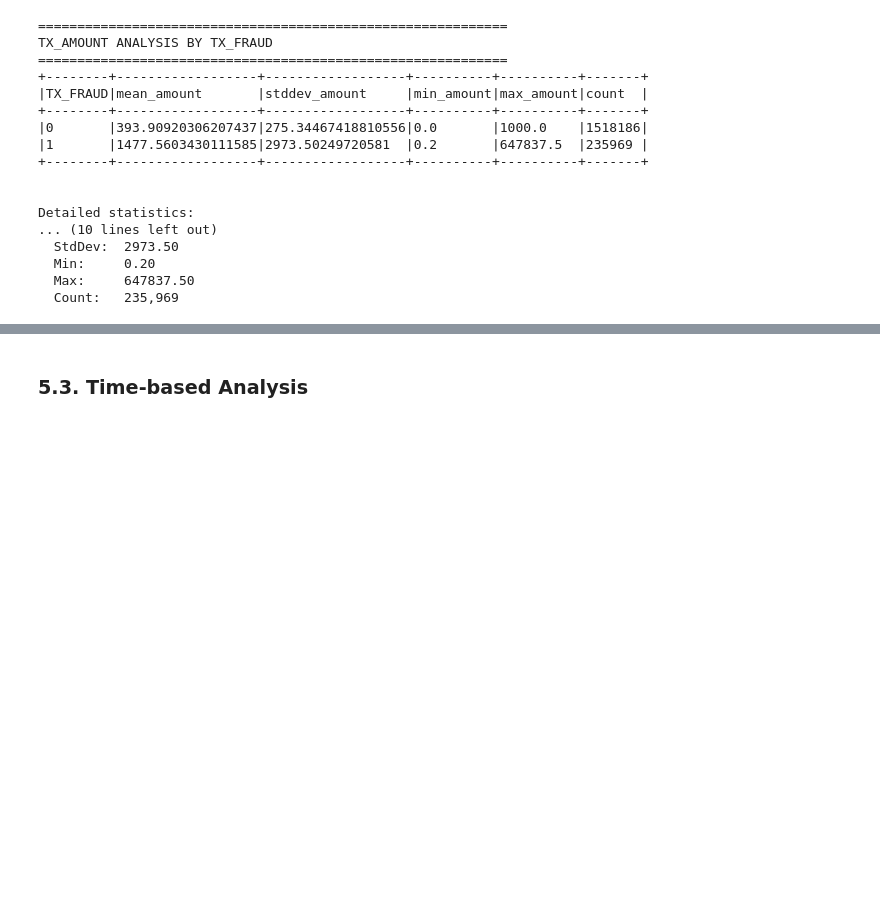
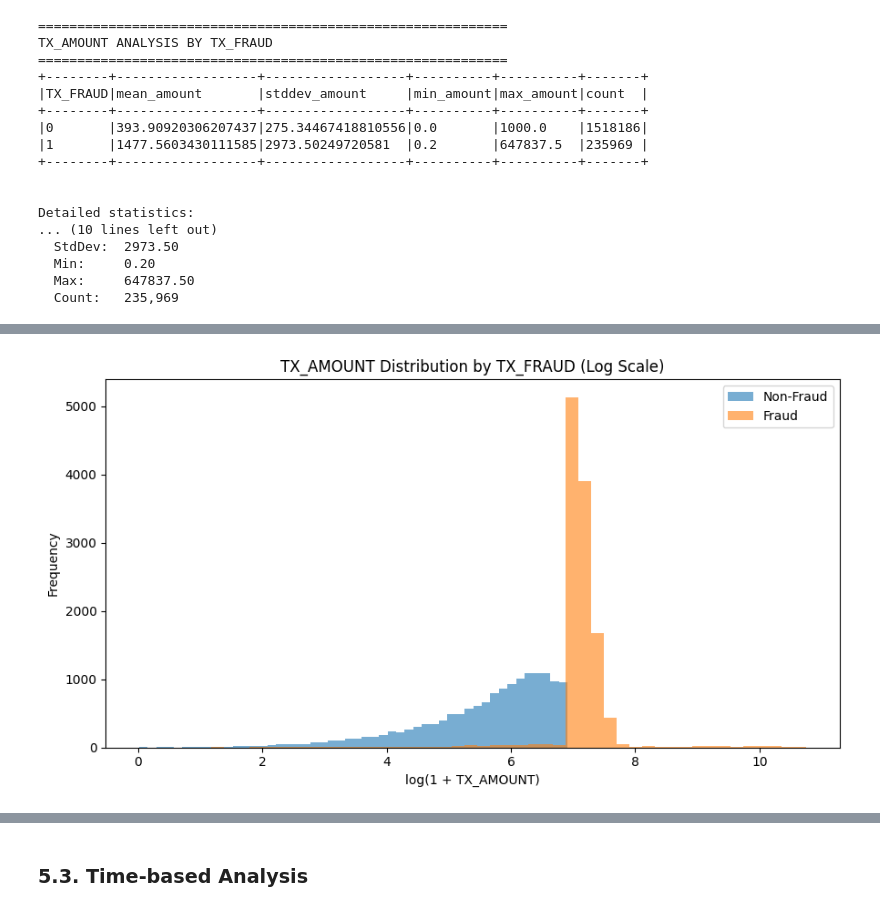
Before and after one commit to tyri0n11/Fraud-Detection, a Jupyter notebook: Fraud_Analysis.ipynb, the cells around one changed output, grey strips where cells are left out. Saved outputs shown, nothing was run; the diff lists cells and outputs as text; code cells hidden in the pictures; blank space fills up the shorter version.

```diff
--- a/Fraud_Analysis.ipynb
+++ b/Fraud_Analysis.ipynb
@@ -304,0 +231,33 @@ Top 10 customers with most transactions:
+# %%
+sample_df = (
+    df.select("TX_AMOUNT", "TX_FRAUD")
+      .sampleBy(
+          "TX_FRAUD",
+          fractions={0: 0.01, 1: 0.05},  # non-fraud ít, fraud nhiều
+          seed=42
+      )
+      .toPandas()
+)
+# %%
+import matplotlib.pyplot as plt
+import numpy as np
+
+plt.figure(figsize=(9,5))
+
+for label, name in [(0, "Non-Fraud"), (1, "Fraud")]:
+    subset = sample_df[sample_df["TX_FRAUD"] == label]["TX_AMOUNT"]
+    plt.hist(
+        np.log1p(subset),
+        bins=50,
+        alpha=0.6,
+        label=name
+    )
+
+plt.xlabel("log(1 + TX_AMOUNT)")
+plt.ylabel("Frequency")
+plt.title("TX_AMOUNT Distribution by TX_FRAUD (Log Scale)")
+plt.legend()
+plt.tight_layout()
+plt.show()
+# %% [output]
+[figure, added]
```
Also changed, not shown: parts of 10 cells of this notebook.
